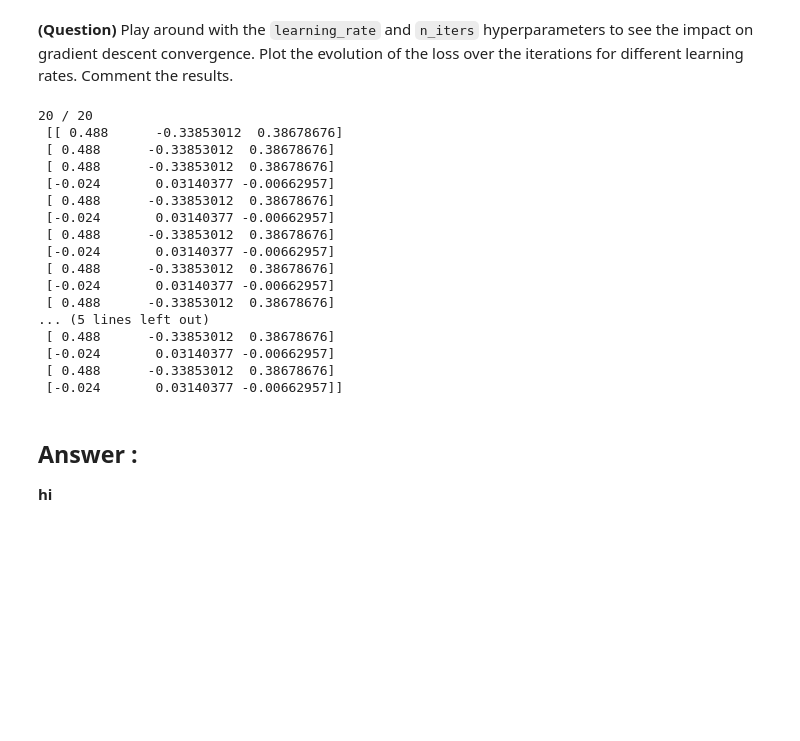
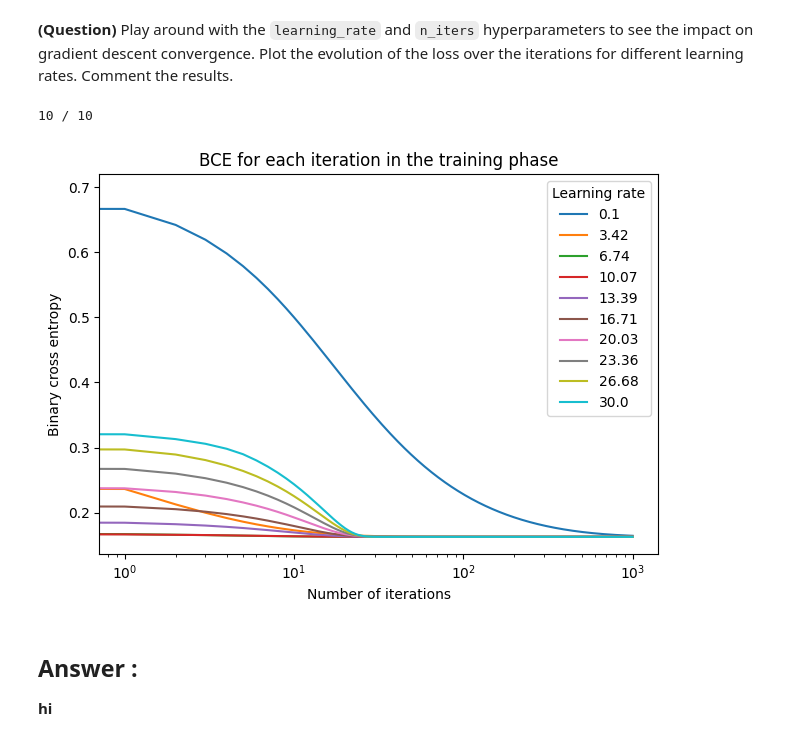
Before and after one commit to daJster/Machine_learning_2023, a Jupyter notebook: ml-tp2.ipynb, the cells around one changed output. Saved outputs shown, nothing was run; the diff lists cells and outputs as text; code cells hidden in the pictures; blank space fills up the shorter version.

Commit message:
fixed hypertuning plot BCE

```diff
--- a/ml-tp2.ipynb
+++ b/ml-tp2.ipynb
@@ -171,8 +171,8 @@ Plot the evolution of the loss over the iterations for different learning rates.
 Comment the results.
 # %%
 # Initiating hyperparameters
-learning_rates = np.linspace(0, 1, 10)
-n_iters_arr = np.arange(0, 10000, 5000)
+learning_rates = np.linspace(0.1, 30, 10)
+n_iters_arr = [2000]
 count = 0
 gradient_descent_values = []
 
@@ -183,29 +183,24 @@ for learning_rate_arg in learning_rates :
         print(count, "/", len(learning_rates)*len(n_iters_arr), end="\r")
         lr = LogisticRegression(learning_rate=learning_rate_arg, n_iters=n_iters_arg)
         lr.fit(X_train, y_train)
-        y_pred_tuning = lr.predict(X_valid)
-        N = len(y_valid)
-        gradient_descent_values.append(np.dot(X_valid.T, (y_pred_tuning - y_valid))/N)
-
-print("\n", np.array(gradient_descent_values))
+        gradient_descent_values.append([np.arange(lr.n_iters), lr.loss_hist, lr.learning_rate])
 # %% [output]
-20 / 20
- [[ 0.488      -0.33853012  0.38678676]
- [ 0.488      -0.33853012  0.38678676]
- [ 0.488      -0.33853012  0.38678676]
- [-0.024       0.03140377 -0.00662957]
- [ 0.488      -0.33853012  0.38678676]
- [-0.024       0.03140377 -0.00662957]
- [ 0.488      -0.33853012  0.38678676]
- [-0.024       0.03140377 -0.00662957]
- [ 0.488      -0.33853012  0.38678676]
- [-0.024       0.03140377 -0.00662957]
- [ 0.488      -0.33853012  0.38678676]
-... (5 lines left out)
- [ 0.488      -0.33853012  0.38678676]
- [-0.024       0.03140377 -0.00662957]
- [ 0.488      -0.33853012  0.38678676]
- [-0.024       0.03140377 -0.00662957]]
+10 / 10
+# %%
+# plot the loss for each combination
+for values in gradient_descent_values :
+    plt.plot(values[0][:1000], values[1][:1000], label=values[2].round(2))
+
+plt.legend(title="Learning rate")
+plt.xlabel("Number of iterations")
+plt.ylabel("Binary cross entropy")
+plt.xscale("log")
+plt.title("BCE for each iteration in the training phase")
+plt.tight_layout()
+plt.show()
+plt.close()
+# %% [output]
+[figure, added]
 # %% [markdown]
 ## **Answer :**
 **hi**
```
